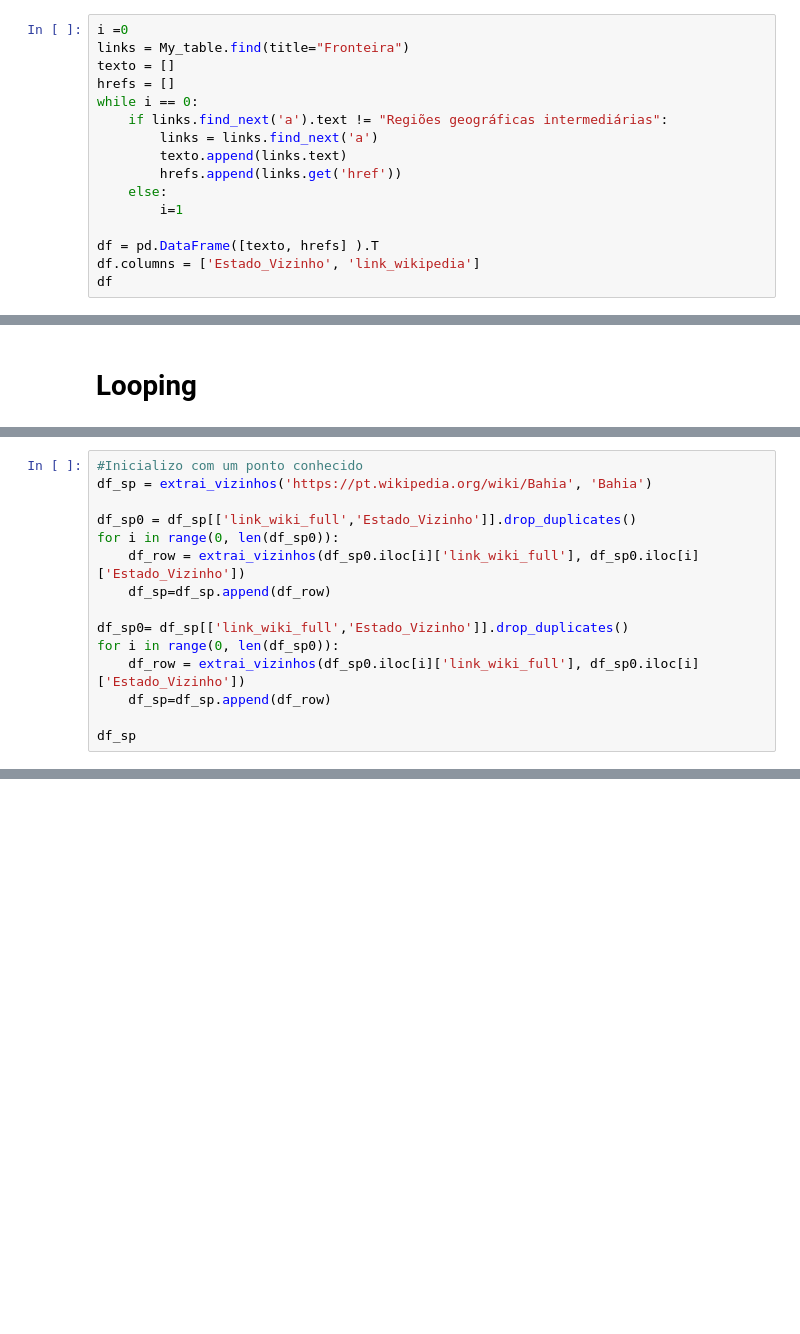
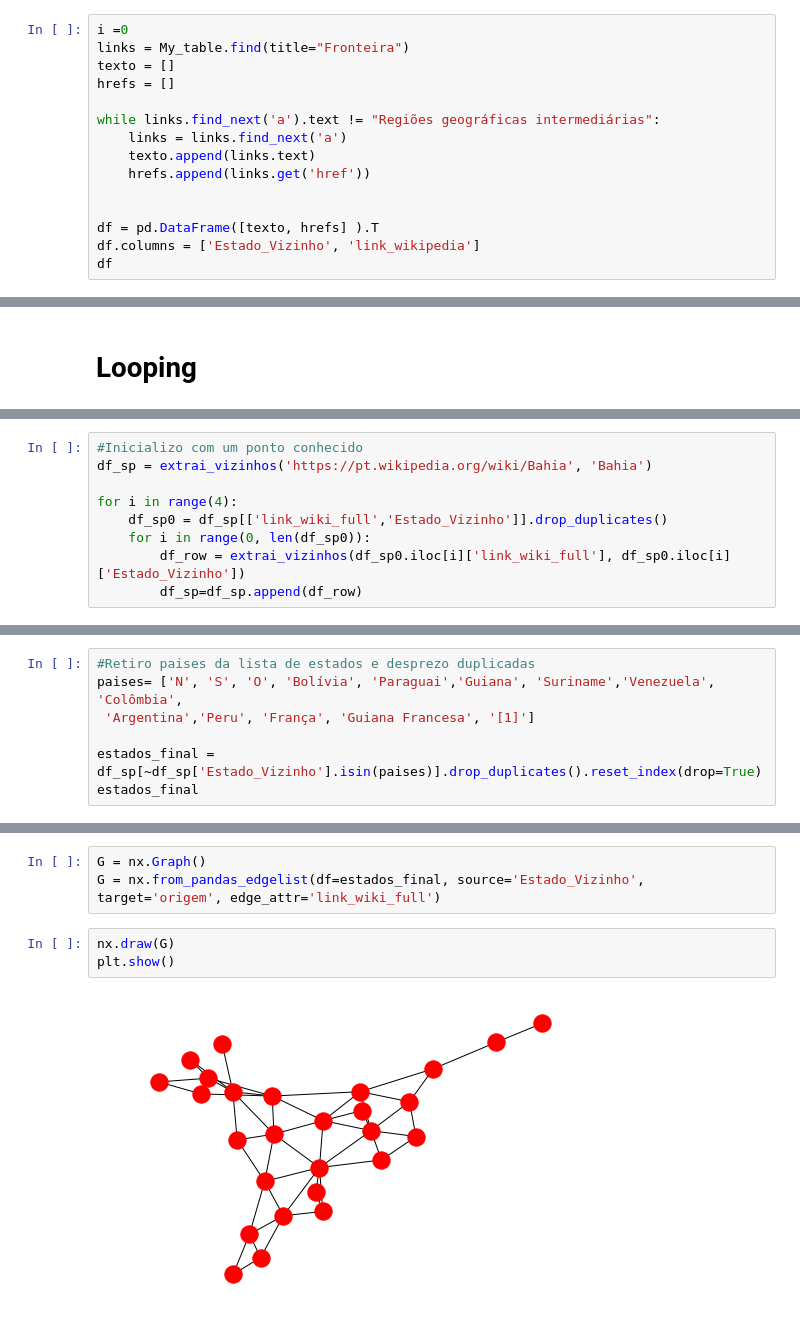
Before and after one commit to bigodoy/Wikipedia---Cidades-Vizinhas, a Jupyter notebook: Cidades Vizinhas.ipynb, the cells around one changed output, grey strips where cells are left out. Drawn from its saved outputs; the diff is of its cells as text; blank space fills up the shorter version.

```diff
--- a/Cidades Vizinhas.ipynb
+++ b/Cidades Vizinhas.ipynb
@@ -17,13 +17,12 @@ i =0
 links = My_table.find(title="Fronteira")
 texto = []
 hrefs = []
-while i == 0:
-    if links.find_next('a').text != "Regiões geográficas intermediárias":
-        links = links.find_next('a')
-        texto.append(links.text)
-        hrefs.append(links.get('href'))
-    else:
-        i=1
+
+while links.find_next('a').text != "Regiões geográficas intermediárias":
+    links = links.find_next('a')
+    texto.append(links.text)
+    hrefs.append(links.get('href'))
+
 
 df = pd.DataFrame([texto, hrefs] ).T
 df.columns = ['Estado_Vizinho', 'link_wikipedia']
@@ -69,14 +76,8 @@ def extrai_vizinhos(origem, nome_origem):
 #Inicializo com um ponto conhecido
 df_sp = extrai_vizinhos('https://pt.wikipedia.org/wiki/Bahia', 'Bahia')
 
-df_sp0 = df_sp[['link_wiki_full','Estado_Vizinho']].drop_duplicates()
-for i in range(0, len(df_sp0)):
-    df_row = extrai_vizinhos(df_sp0.iloc[i]['link_wiki_full'], df_sp0.iloc[i]['Estado_Vizinho'])
-    df_sp=df_sp.append(df_row)
-
-df_sp0= df_sp[['link_wiki_full','Estado_Vizinho']].drop_duplicates()
-for i in range(0, len(df_sp0)):
-    df_row = extrai_vizinhos(df_sp0.iloc[i]['link_wiki_full'], df_sp0.iloc[i]['Estado_Vizinho'])
-    df_sp=df_sp.append(df_row)
-
-df_sp
+for i in range(4):
+    df_sp0 = df_sp[['link_wiki_full','Estado_Vizinho']].drop_duplicates()
+    for i in range(0, len(df_sp0)):
+        df_row = extrai_vizinhos(df_sp0.iloc[i]['link_wiki_full'], df_sp0.iloc[i]['Estado_Vizinho'])
+        df_sp=df_sp.append(df_row)
@@ -140,0 +84,7 @@ Correcao links com padrao quebrado:caso links dê vazio ele não achou tabela co
+# %%
+#Retiro paises da lista de estados e desprezo duplicadas
+paises= ['N', 'S', 'O', 'Bolívia', 'Paraguai','Guiana', 'Suriname','Venezuela', 'Colômbia',
+ 'Argentina','Peru', 'França', 'Guiana Francesa', '[1]']
+
+estados_final = df_sp[~df_sp['Estado_Vizinho'].isin(paises)].drop_duplicates().reset_index(drop=True)
+estados_final
@@ -140,0 +142,8 @@ Correcao links com padrao quebrado:caso links dê vazio ele não achou tabela co
+# %%
+G = nx.Graph()
+G = nx.from_pandas_edgelist(df=estados_final, source='Estado_Vizinho', target='origem', edge_attr='link_wiki_full')
+# %%
+nx.draw(G)
+plt.show()
+# %% [output]
+[figure, added]
```
Also changed, not shown: parts of 13 cells of this notebook.
